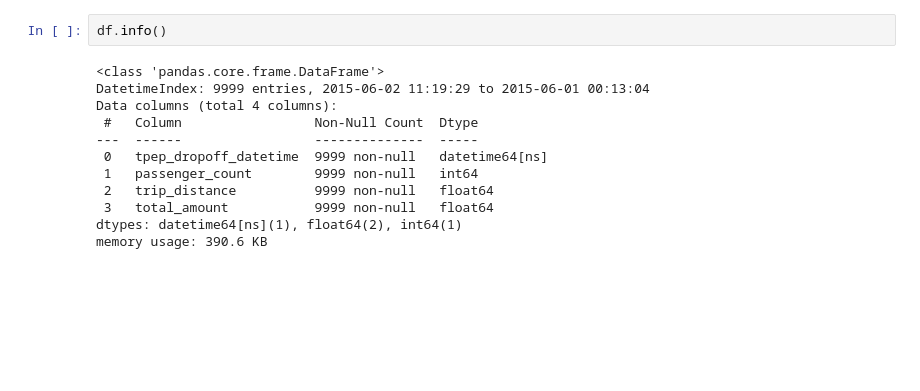
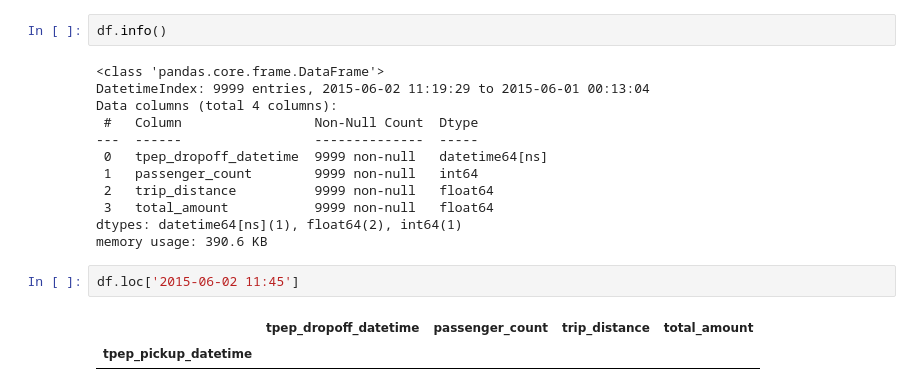
Before and after one commit to ramlaxman/cisco-2020-oct-14-pandas-dates, a Jupyter notebook: Cisco 2020 Oct 14 — pandas dates.ipynb, the cells around one changed output. Saved outputs shown, nothing was run; the diff lists cells and outputs as text; blank space fills up the shorter version.

```diff
--- a/Cisco 2020 Oct 14 — pandas dates.ipynb
+++ b/Cisco 2020 Oct 14 — pandas dates.ipynb
@@ -402,3 +402,8 @@ Data columns (total 4 columns):
  3   total_amount           9999 non-null   float64
 dtypes: datetime64[ns](1), float64(2), int64(1)
 memory usage: 390.6 KB
+# %%
+df.loc['2015-06-02 11:45']
+# %% [output]
+|  | tpep_dropoff_datetime | passenger_count | trip_distance | total_amount |
+| tpep_pickup_datetime |  |  |  |  |
```
Also changed, not shown: parts of 3 cells of this notebook.
